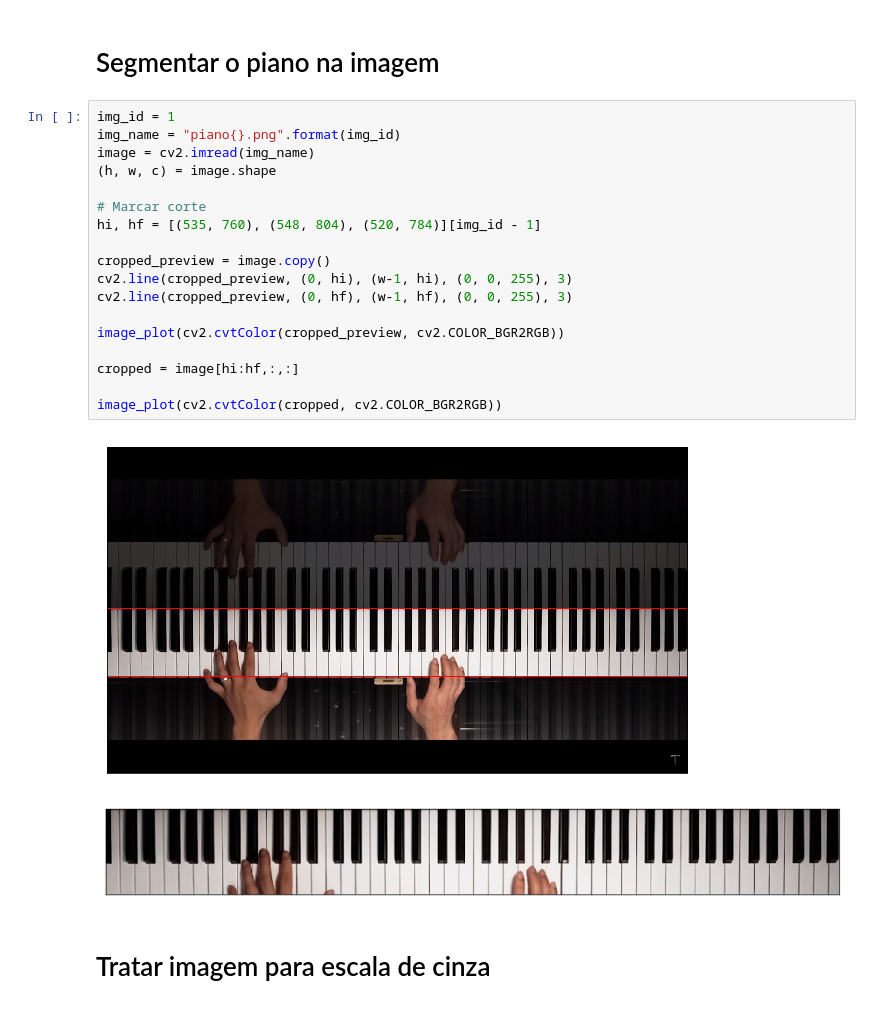
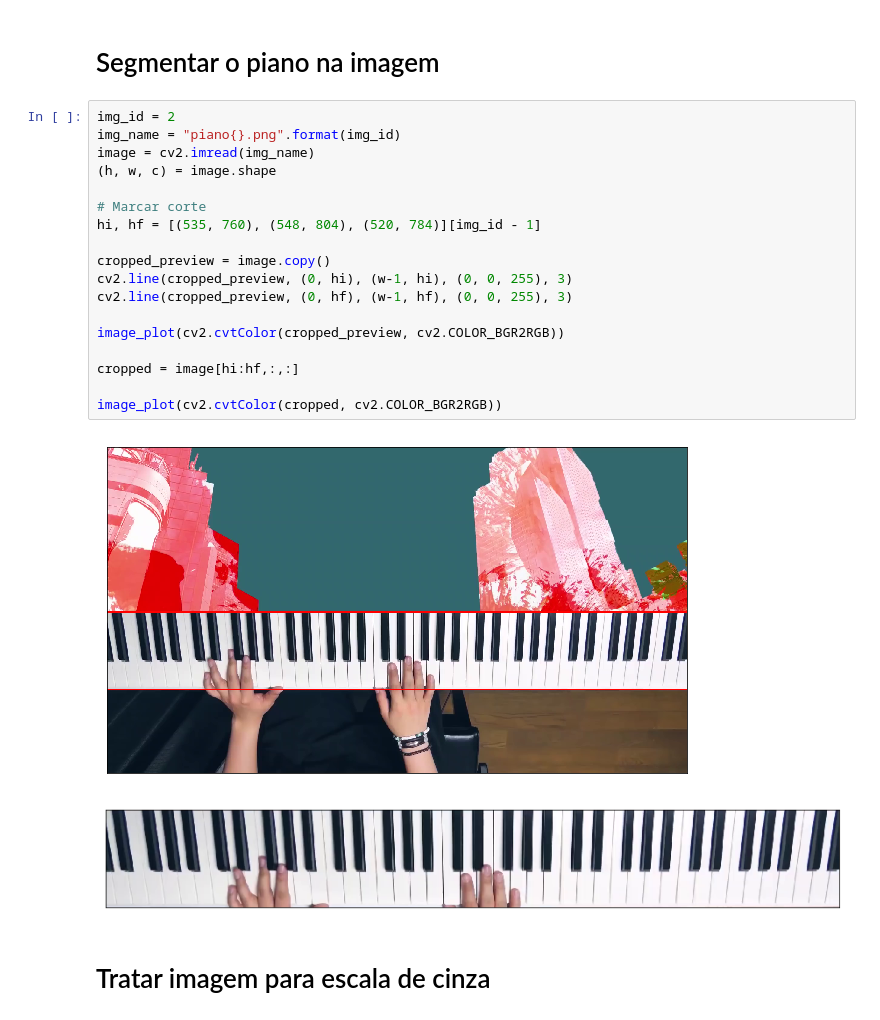
Before and after one commit to rafaeltoyo/piano-lindinho, a Jupyter notebook: notebook/keyboard.ipynb, the cells around one changed output. Saved outputs shown, nothing was run; the diff lists cells and outputs as text.

```diff
--- a/notebook/keyboard.ipynb
+++ b/notebook/keyboard.ipynb
@@ -15,26 +15,26 @@ def image_plot(img):
 # %% [markdown]
 # Segmentar o piano na imagem
 # %%
-img_id = 1
+img_id = 2
 img_name = "piano{}.png".format(img_id)
 image = cv2.imread(img_name)
 (h, w, c) = image.shape
 
 # Marcar corte
 hi, hf = [(535, 760), (548, 804), (520, 784)][img_id - 1]
 
 cropped_preview = image.copy()
 cv2.line(cropped_preview, (0, hi), (w-1, hi), (0, 0, 255), 3)
 cv2.line(cropped_preview, (0, hf), (w-1, hf), (0, 0, 255), 3)
 
 image_plot(cv2.cvtColor(cropped_preview, cv2.COLOR_BGR2RGB))
 
 cropped = image[hi:hf,:,:]
 
 image_plot(cv2.cvtColor(cropped, cv2.COLOR_BGR2RGB))
 # %% [output]
-[figure, old version]
+[figure, new version]
-[figure, old version]
+[figure, new version]
 # %% [markdown]
 # Tratar imagem para escala de cinza
 # %%
```
Also changed, not shown: parts of 6 cells of this notebook, 17 other files.
